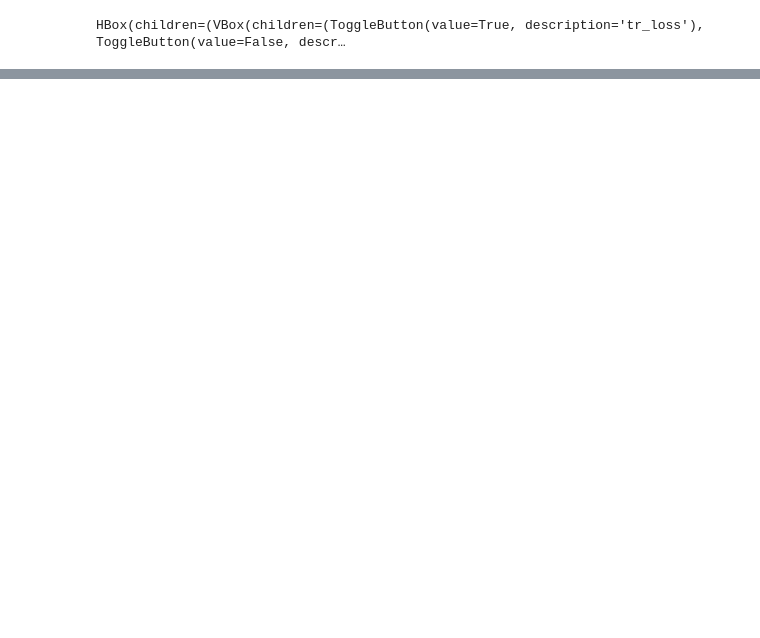
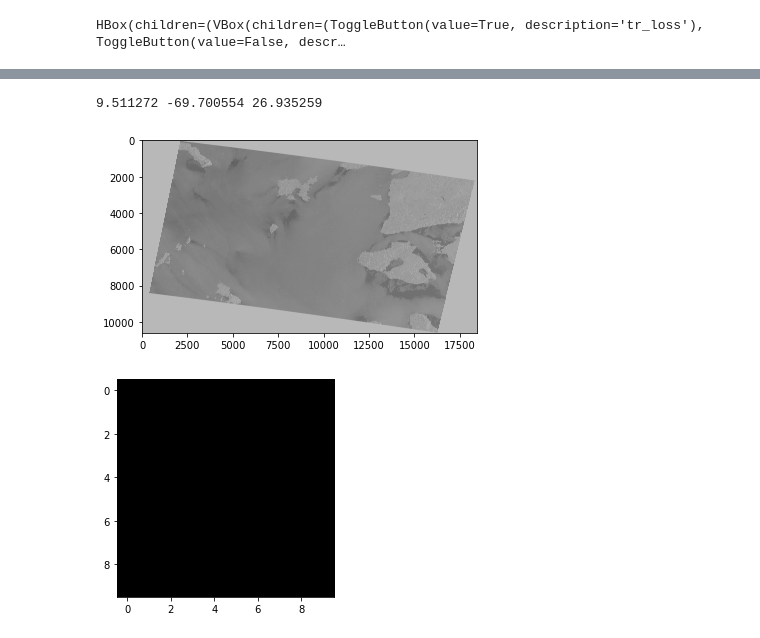
Before and after one commit to Rob174/detection_nappe_hydrocarbures_IMT_cefrem, a Jupyter notebook: main/src/analysis/analysis.ipynb, the cells around one changed output, grey strips where cells are left out. Saved outputs shown, nothing was run; the diff lists cells and outputs as text; code cells hidden in the pictures; blank space fills up the shorter version.

```diff
--- a/main/src/analysis/analysis.ipynb
+++ b/main/src/analysis/analysis.ipynb
@@ -305,0 +327,16 @@ plt.savefig(f"{folder}{choice_folder}_{name}_rgb_overlay_pred.png")
+# %%
+from main.src.data.DatasetFactory import DatasetFactory
+
+FolderInfos.init(test_without_data=False)
+dataset = DatasetFactory(usage_type="classification", patch_creator="fixed_px",grid_size=1000 , input_size=256)
+plt.figure()
+array = dataset.attr_dataset.images[name]
+plt.imshow(array,cmap="gray")
+plt.figure()
+plt.imshow(array[:10,:10],cmap="gray")
+import numpy as np
+print(np.std(array),np.min(array),np.max(array))
+# %% [output]
+9.511272 -69.700554 26.935259
+[figure, added]
+[figure, added]
```
Also changed, not shown: parts of 3 cells of this notebook, 9 other files.
